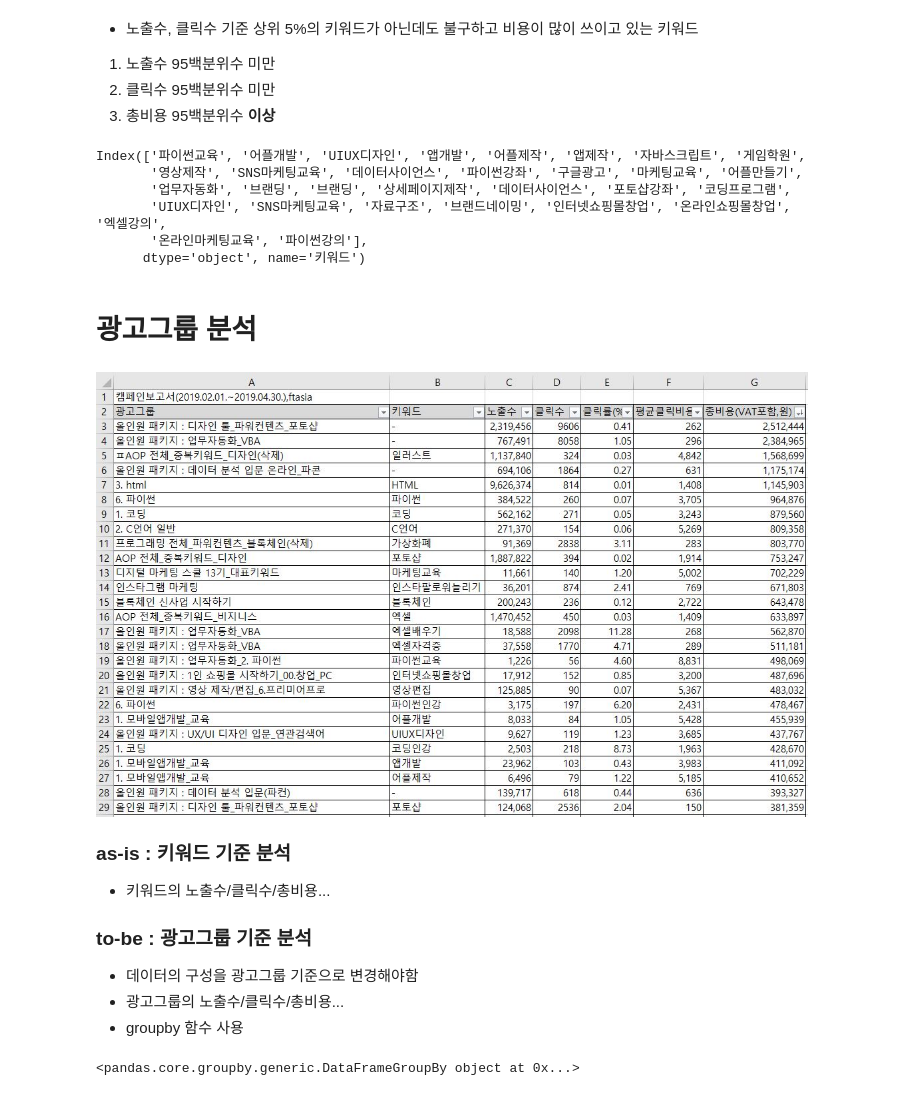
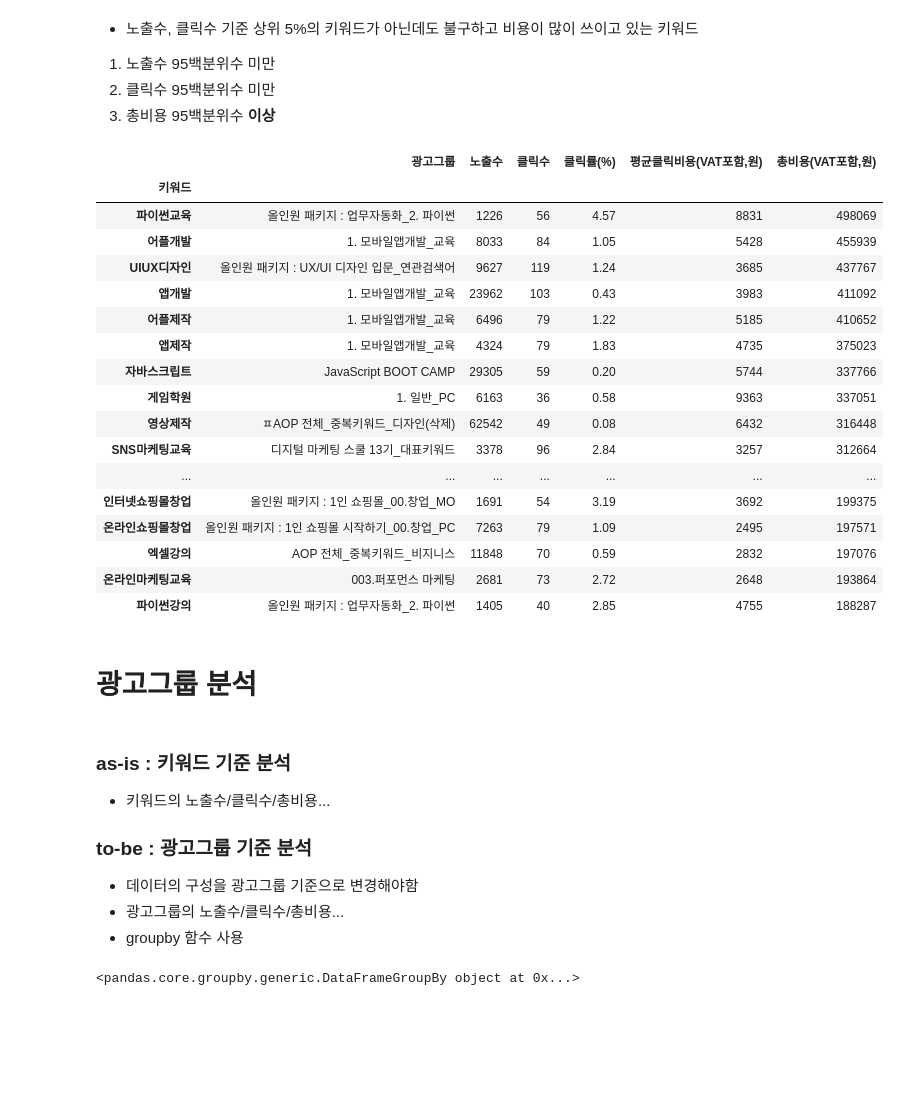
Before and after one commit to woosa7/PythonDataAnalytics, a Jupyter notebook: on_fastcampus/projects/marketing_1_SearchAdsData.ipynb, the cells around one changed output. Cells and saved outputs as stored; diff of their text form; code cells hidden in the pictures; blank space fills up the shorter version.

```diff
--- a/on_fastcampus/projects/marketing_1_SearchAdsData.ipynb
+++ b/on_fastcampus/projects/marketing_1_SearchAdsData.ipynb
@@ -588,19 +552,29 @@ Index(['-', '-', '일러스트', '-', 'HTML', '파이썬', '코딩', 'C언어',
 cost = df_index['총비용(VAT포함,원)']
 # %%
 result = df_index[(imp<imp.quantile(0.95)) & (clk<clk.quantile(0.95)) & (cost>=cost.quantile(0.95))]
-result.index
+result
 # %% [output]
-Index(['파이썬교육', '어플개발', 'UIUX디자인', '앱개발', '어플제작', '앱제작', '자바스크립트', '게임학원',
-       '영상제작', 'SNS마케팅교육', '데이터사이언스', '파이썬강좌', '구글광고', '마케팅교육', '어플만들기',
-       '업무자동화', '브랜딩', '브랜딩', '상세페이지제작', '데이터사이언스', '포토샵강좌', '코딩프로그램',
-       'UIUX디자인', 'SNS마케팅교육', '자료구조', '브랜드네이밍', '인터넷쇼핑몰창업', '온라인쇼핑몰창업', '엑셀강의',
-       '온라인마케팅교육', '파이썬강의'],
-      dtype='object', name='키워드')
+|  | 광고그룹 | 노출수 | 클릭수 | 클릭률(%) | 평균클릭비용(VAT포함,원) | 총비용(VAT포함,원) |
+| 키워드 |  |  |  |  |  |  |
+| 파이썬교육 | 올인원 패키지 : 업무자동화_2. 파이썬 | 1226 | 56 | 4.57 | 8831 | 498069 |
+| 어플개발 | 1. 모바일앱개발_교육 | 8033 | 84 | 1.05 | 5428 | 455939 |
+| UIUX디자인 | 올인원 패키지 : UX/UI 디자인 입문_연관검색어 | 9627 | 119 | 1.24 | 3685 | 437767 |
+| 앱개발 | 1. 모바일앱개발_교육 | 23962 | 103 | 0.43 | 3983 | 411092 |
+| 어플제작 | 1. 모바일앱개발_교육 | 6496 | 79 | 1.22 | 5185 | 410652 |
+| 앱제작 | 1. 모바일앱개발_교육 | 4324 | 79 | 1.83 | 4735 | 375023 |
+| 자바스크립트 | JavaScript BOOT CAMP | 29305 | 59 | 0.20 | 5744 | 337766 |
+| 게임학원 | 1. 일반_PC | 6163 | 36 | 0.58 | 9363 | 337051 |
+| 영상제작 | ㅍAOP 전체_중복키워드_디자인(삭제) | 62542 | 49 | 0.08 | 6432 | 316448 |
+| SNS마케팅교육 | 디지털 마케팅 스쿨 13기_대표키워드 | 3378 | 96 | 2.84 | 3257 | 312664 |
+| ... | ... | ... | ... | ... | ... | ... |
+| 인터넷쇼핑몰창업 | 올인원 패키지 : 1인 쇼핑몰_00.창업_MO | 1691 | 54 | 3.19 | 3692 | 199375 |
+| 온라인쇼핑몰창업 | 올인원 패키지 : 1인 쇼핑몰 시작하기_00.창업_PC | 7263 | 79 | 1.09 | 2495 | 197571 |
+| 엑셀강의 | AOP 전체_중복키워드_비지니스 | 11848 | 70 | 0.59 | 2832 | 197076 |
+| 온라인마케팅교육 | 003.퍼포먼스 마케팅 | 2681 | 73 | 2.72 | 2648 | 193864 |
+| 파이썬강의 | 올인원 패키지 : 업무자동화_2. 파이썬 | 1405 | 40 | 2.85 | 4755 | 188287 |
 # %% [markdown]
 # 광고그룹 분석
 # %% [markdown]
-![%EA%B2%80%EC%83%89%EA%B4%91%EA%B3%A0%EB%8D%B0%EC%9D%B4%ED%84%B0.JPG](attachment:%EA%B2%80%EC%83%89%EA%B4%91%EA%B3%A0%EB%8D%B0%EC%9D%B4%ED%84%B0.JPG)
-
 ### as-is : 키워드  기준 분석
 - 키워드의 노출수/클릭수/총비용...
 
```
Also changed, not shown: parts of 43 cells of this notebook.
